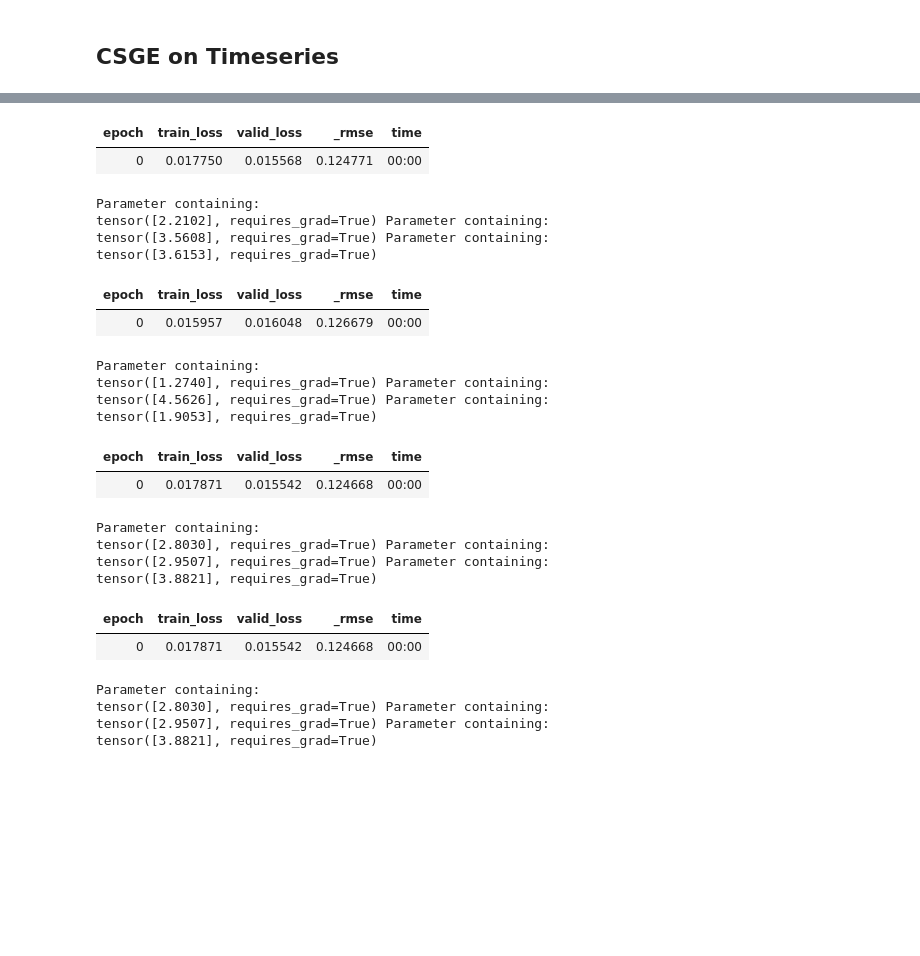
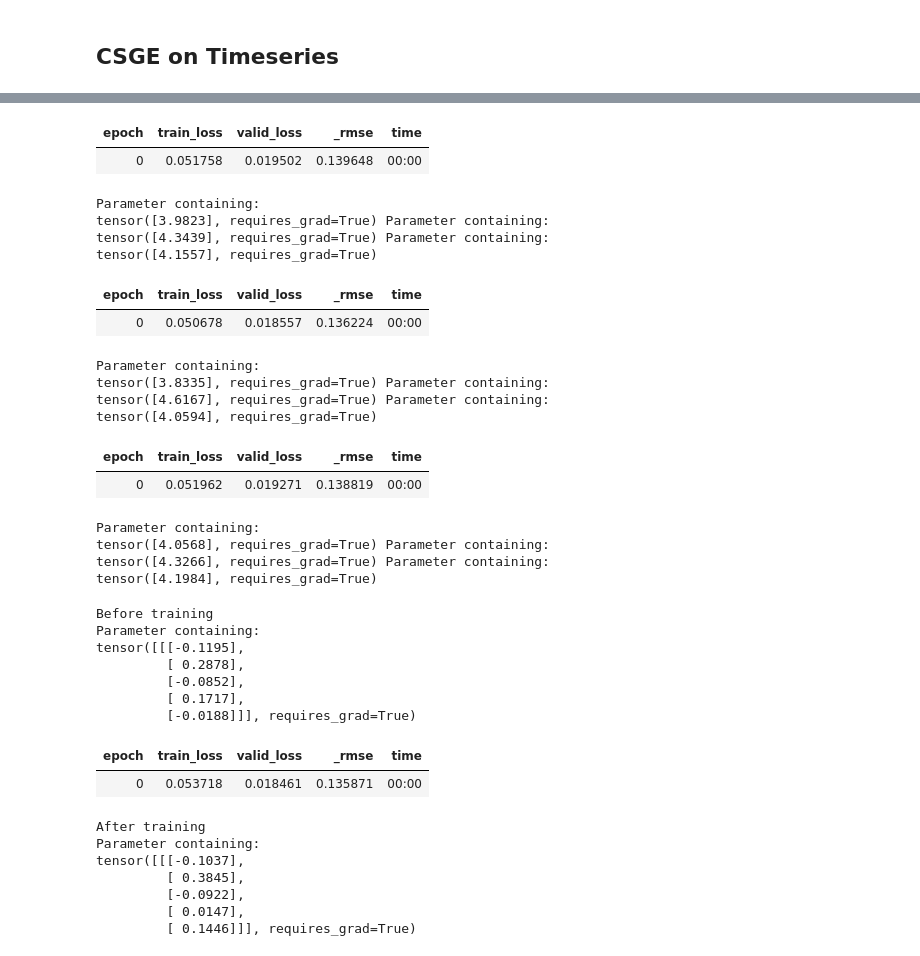
Before and after one commit to scribbler00/fastrenewables, a Jupyter notebook: nbs/15_ensemble_models.ipynb, the cells around one changed output, grey strips where cells are left out. Drawn from its saved outputs; the diff is of its cells as text; code cells hidden in the pictures; blank space fills up the shorter version.

Commit message:
fixes csge for blended learning

```diff
--- a/nbs/15_ensemble_models.ipynb
+++ b/nbs/15_ensemble_models.ipynb
@@ -772,7 +772,9 @@ class CSGE(nn.Module):
         """
         """
         super().__init__()
-        self.source_models = np.array(source_models)
+
+        self.source_models = torch.nn.Sequential(*source_models)
+#         self.source_models = np.array(source_models)
         self.is_timeseries_data = is_timeseries_data
         self.is_timeseries_model = is_timeseries_model
         self.local_error_estimator = local_error_estimator
@@ -1157,7 +1161,6 @@ for eta in [0.8,0.9,1,2,4,6,8,10,12,14,16]:
 # %%
 freeze(learn_source0.model)
 freeze(learn_source1.model)
-
 source_models = [learn_source0.model, learn_source1.model]
 local_error_estimator  = LocalErrorPredictor(len(source_models), use_elm=True, n_hidden=20)
 
@@ -1175,11 +1178,11 @@ csge_learner.fit(1, lr=0.5)
 print(csge_model.eta_global,csge_model.eta_local, csge_model.eta_time)
 # %% [output]
 | epoch | train_loss | valid_loss | _rmse | time |
-| 0 | 0.017750 | 0.015568 | 0.124771 | 00:00 |
+| 0 | 0.051758 | 0.019502 | 0.139648 | 00:00 |
 Parameter containing:
-tensor([2.2102], requires_grad=True) Parameter containing:
-tensor([3.5608], requires_grad=True) Parameter containing:
-tensor([3.6153], requires_grad=True)
+tensor([3.9823], requires_grad=True) Parameter containing:
+tensor([4.3439], requires_grad=True) Parameter containing:
+tensor([4.1557], requires_grad=True)
 # %%
 freeze(learn_source0.model)
 freeze(learn_source1.model)
@@ -1202,11 +1205,11 @@ csge_learner.fit(1, lr=0.5)
 print(csge_model.eta_global,csge_model.eta_local, csge_model.eta_time)
 # %% [output]
 | epoch | train_loss | valid_loss | _rmse | time |
-| 0 | 0.015957 | 0.016048 | 0.126679 | 00:00 |
+| 0 | 0.050678 | 0.018557 | 0.136224 | 00:00 |
 Parameter containing:
-tensor([1.2740], requires_grad=True) Parameter containing:
-tensor([4.5626], requires_grad=True) Parameter containing:
-tensor([1.9053], requires_grad=True)
+tensor([3.8335], requires_grad=True) Parameter containing:
+tensor([4.6167], requires_grad=True) Parameter containing:
+tensor([4.0594], requires_grad=True)
 # %%
 freeze(learn_source0.model)
 freeze(learn_source1.model)
@@ -1228,40 +1231,53 @@ csge_learner.fit(1, lr=0.5)
 print(csge_model.eta_global,csge_model.eta_local, csge_model.eta_time)
 # %% [output]
 | epoch | train_loss | valid_loss | _rmse | time |
-| 0 | 0.017871 | 0.015542 | 0.124668 | 00:00 |
+| 0 | 0.051962 | 0.019271 | 0.138819 | 00:00 |
 Parameter containing:
-tensor([2.8030], requires_grad=True) Parameter containing:
-tensor([2.9507], requires_grad=True) Parameter containing:
-tensor([3.8821], requires_grad=True)
+tensor([4.0568], requires_grad=True) Parameter containing:
+tensor([4.3266], requires_grad=True) Parameter containing:
+tensor([4.1984], requires_grad=True)
 # %%
 import copy
 s0 = copy.deepcopy(learn_source0.model)
 s1 = copy.deepcopy(learn_source1.model)
-# freeze(s0)
+freeze(s0)
 freeze(s1)
-# unfreeze(s0.layers.temporal_blocks[-1])
-unfreeze(s0)
+unfreeze(s0.layers.temporal_blocks[-1])
 
 source_models = [s0, s1]
+print("Before training")
+print(s0.layers.temporal_blocks[-1].downsample.weight)
+
 local_error_estimator  = LocalErrorPredictor(len(source_models), use_elm=False)
-
+local_error_estimator = simple_local_error_estimator()
 csge_model = CSGE(source_models=source_models,
                   local_error_estimator=local_error_estimator,
                      eta_global=2, eta_local=2, eta_time=2,
                       is_timeseries_data=True, is_timeseries_model=True,
                       ts_length=24)
 csge_model.fit(dls_target, ds_idx=0)
 
 dls_target_re = copy.deepcopy(dls_target)
 dls_target_re[0].bs=16
 csge_learner = RenewableTimeseriesLearner(dls_target_re, csge_model, metrics=rmse)
 csge_learner.unfreeze()
-csge_learner.fit(1, lr=0.5)
-print(csge_model.eta_global,csge_model.eta_local, csge_model.eta_time)
+csge_learner.fit(1, lr=1e-1)
+print("After training")
+print(csge_learner.model.source_models[0].layers.temporal_blocks[-1].downsample.weight)
 # %% [output]
+Before training
+Parameter containing:
+tensor([[[-0.1195],
+         [ 0.2878],
+         [-0.0852],
+         [ 0.1717],
+         [-0.0188]]], requires_grad=True)
 | epoch | train_loss | valid_loss | _rmse | time |
-| 0 | 0.017871 | 0.015542 | 0.124668 | 00:00 |
+| 0 | 0.053718 | 0.018461 | 0.135871 | 00:00 |
-Parameter containing:
-tensor([2.8030], requires_grad=True) Parameter containing:
-tensor([2.9507], requires_grad=True) Parameter containing:
-tensor([3.8821], requires_grad=True)
+After training
+Parameter containing:
+tensor([[[-0.1037],
+         [ 0.3845],
+         [-0.0922],
+         [ 0.0147],
+         [ 0.1446]]], requires_grad=True)
```
Also changed, not shown: parts of 21 cells of this notebook, 4 other files.
